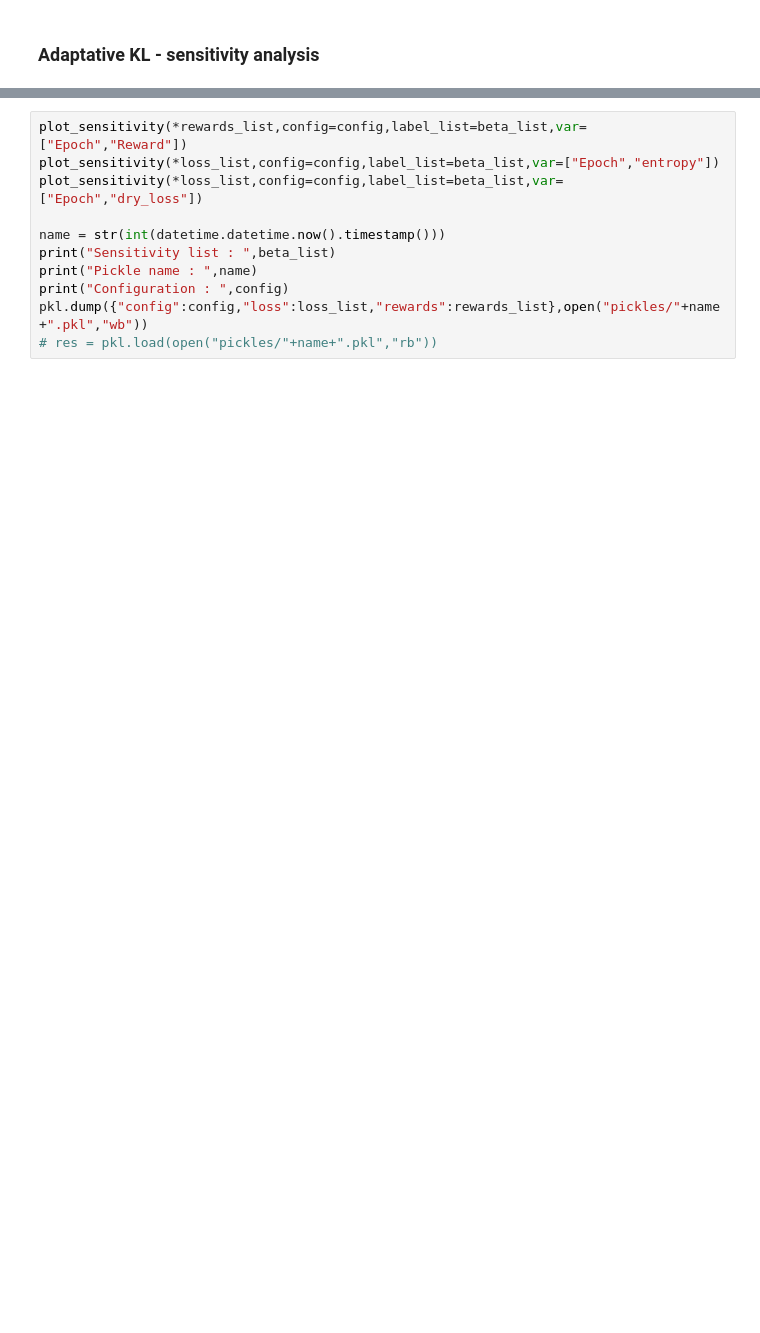
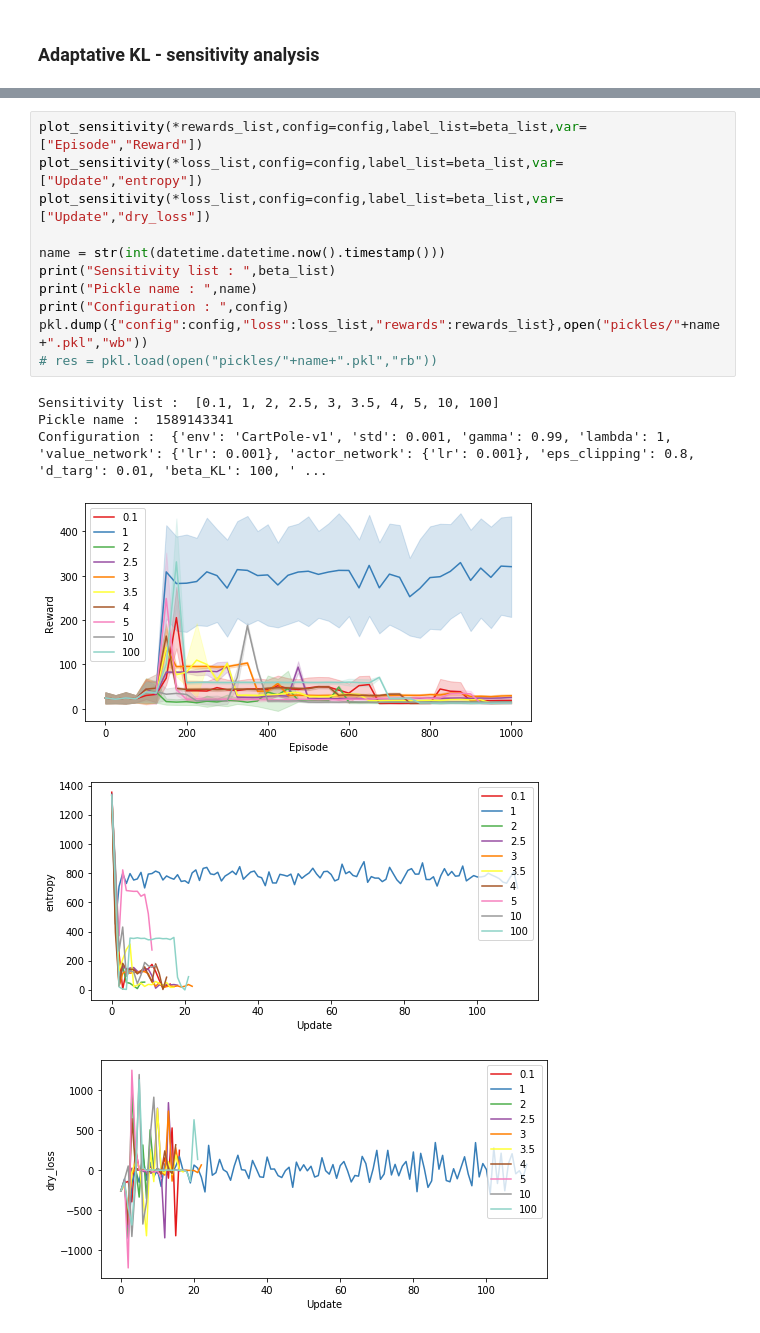
Before and after one commit to DimSum2k/RL-PPO, a Jupyter notebook: PPO_A2C.ipynb, the cells around one changed output, grey strips where cells are left out. Drawn from its saved outputs; the diff is of its cells as text; blank space fills up the shorter version.

```diff
--- a/PPO_A2C.ipynb
+++ b/PPO_A2C.ipynb
@@ -804,11 +954,18 @@ for beta in beta_list:
 # %%
-plot_sensitivity(*rewards_list,config=config,label_list=beta_list,var=["Epoch","Reward"])
-plot_sensitivity(*loss_list,config=config,label_list=beta_list,var=["Epoch","entropy"])
-plot_sensitivity(*loss_list,config=config,label_list=beta_list,var=["Epoch","dry_loss"])
+plot_sensitivity(*rewards_list,config=config,label_list=beta_list,var=["Episode","Reward"])
+plot_sensitivity(*loss_list,config=config,label_list=beta_list,var=["Update","entropy"])
+plot_sensitivity(*loss_list,config=config,label_list=beta_list,var=["Update","dry_loss"])
 
 name = str(int(datetime.datetime.now().timestamp()))
 print("Sensitivity list : ",beta_list)
 print("Pickle name : ",name)
 print("Configuration : ",config)
 pkl.dump({"config":config,"loss":loss_list,"rewards":rewards_list},open("pickles/"+name+".pkl","wb"))
 # res = pkl.load(open("pickles/"+name+".pkl","rb"))
+# %% [output]
+Sensitivity list :  [0.1, 1, 2, 2.5, 3, 3.5, 4, 5, 10, 100]
+Pickle name :  1589143341
+Configuration :  {'env': 'CartPole-v1', 'std': 0.001, 'gamma': 0.99, 'lambda': 1, 'value_network': {'lr': 0.001}, 'actor_network': {'lr': 0.001}, 'eps_clipping': 0.8, 'd_targ': 0.01, 'beta_KL': 100, ' ...
+[figure, added]
+[figure, added]
+[figure, added]
```
Also changed, not shown: parts of 17 cells of this notebook.
